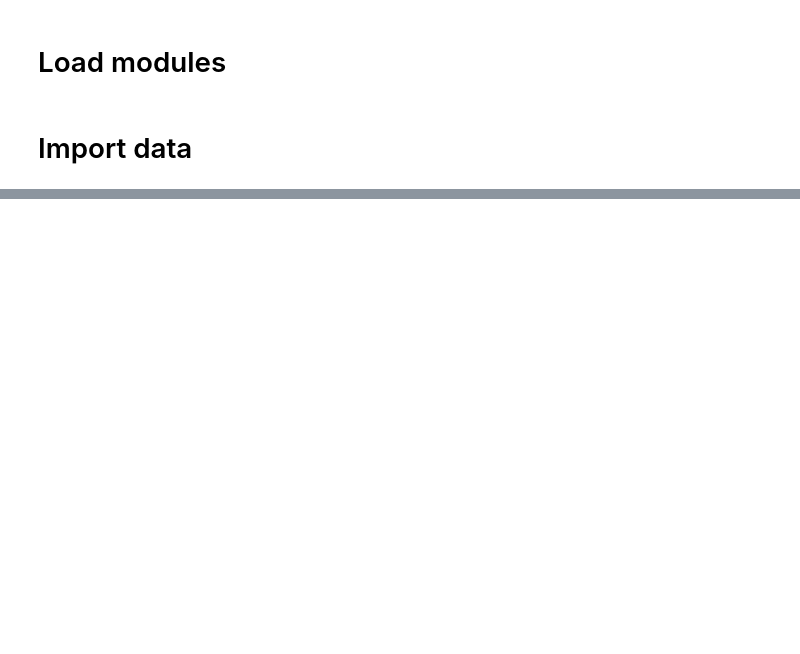
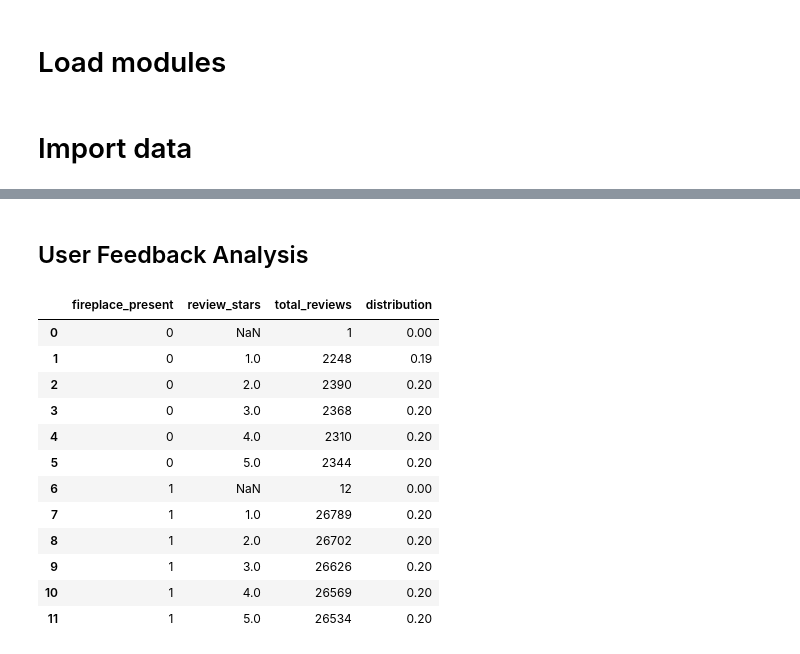
Before and after one commit to radbys/autodesk_assessment, a Jupyter notebook: assessment.ipynb, the cells around one changed output, grey strips where cells are left out. Drawn from its saved outputs; the diff is of its cells as text; code cells hidden in the pictures; blank space fills up the shorter version.

```diff
--- a/assessment.ipynb
+++ b/assessment.ipynb
@@ -25,0 +199,14 @@ reviews = pd.read_excel('data/reviews-Boston.xlsx')
+# %%
+# Same regex expression can be used to extract number of bedrooms and bathrooms from the name column in the sql
+def get_number_before_string(string, pattern):
+    match = re.search(r'(\d+)\s' + pattern, string)
+    number = match.group(1) if match else 0
+    return number
+
+
+new_filters = ['bedroom', 'bed', 'bath']
+
+for new_filter in new_filters:
+    listings[new_filter] = listings['name'].apply(lambda x: get_number_before_string(x, new_filter))
+
+listings.head()
@@ -25,0 +338,56 @@ reviews = pd.read_excel('data/reviews-Boston.xlsx')
+# %% [markdown]
+## User Feedback Analysis
+# %%
+# What is guests satisfaction about rentals with fireplaces in their reviews?
+qry = '''
+WITH src as (
+        SELECT
+        CASE
+            WHEN fireplace_feature_flag != "None" THEN 1
+            ELSE 0
+        END fireplace_present,
+        bd.review_stars,
+        count(*) as total_reviews
+
+    FROM
+        booking_details as bd
+
+        left join listings as l
+            on bd.listing_id = l.id
+
+    WHERE
+        date(date) > "2018-01-01"
+
+    GROUP BY
+        1, 2
+
+    ORDER BY
+        1, 2
+)
+SELECT
+    s.*,
+    ROUND(
+        CAST(total_reviews AS FLOAT) /
+            CAST(SUM(total_reviews) OVER(PARTITION BY s.fireplace_present) AS FLOAT),
+        2
+    )as distribution
+
+FROM
+    src as s
+
+'''
+sqldf(qry)
+# %% [output]
+|  | fireplace_present | review_stars | total_reviews | distribution |
+| 0 | 0 | NaN | 1 | 0.00 |
+| 1 | 0 | 1.0 | 2248 | 0.19 |
+| 2 | 0 | 2.0 | 2390 | 0.20 |
+| 3 | 0 | 3.0 | 2368 | 0.20 |
+| 4 | 0 | 4.0 | 2310 | 0.20 |
+| 5 | 0 | 5.0 | 2344 | 0.20 |
+| 6 | 1 | NaN | 12 | 0.00 |
+| 7 | 1 | 1.0 | 26789 | 0.20 |
+| 8 | 1 | 2.0 | 26702 | 0.20 |
+| 9 | 1 | 3.0 | 26626 | 0.20 |
+| 10 | 1 | 4.0 | 26569 | 0.20 |
+| 11 | 1 | 5.0 | 26534 | 0.20 |
```
Also changed, not shown: parts of 22 cells of this notebook, 3 other files.
